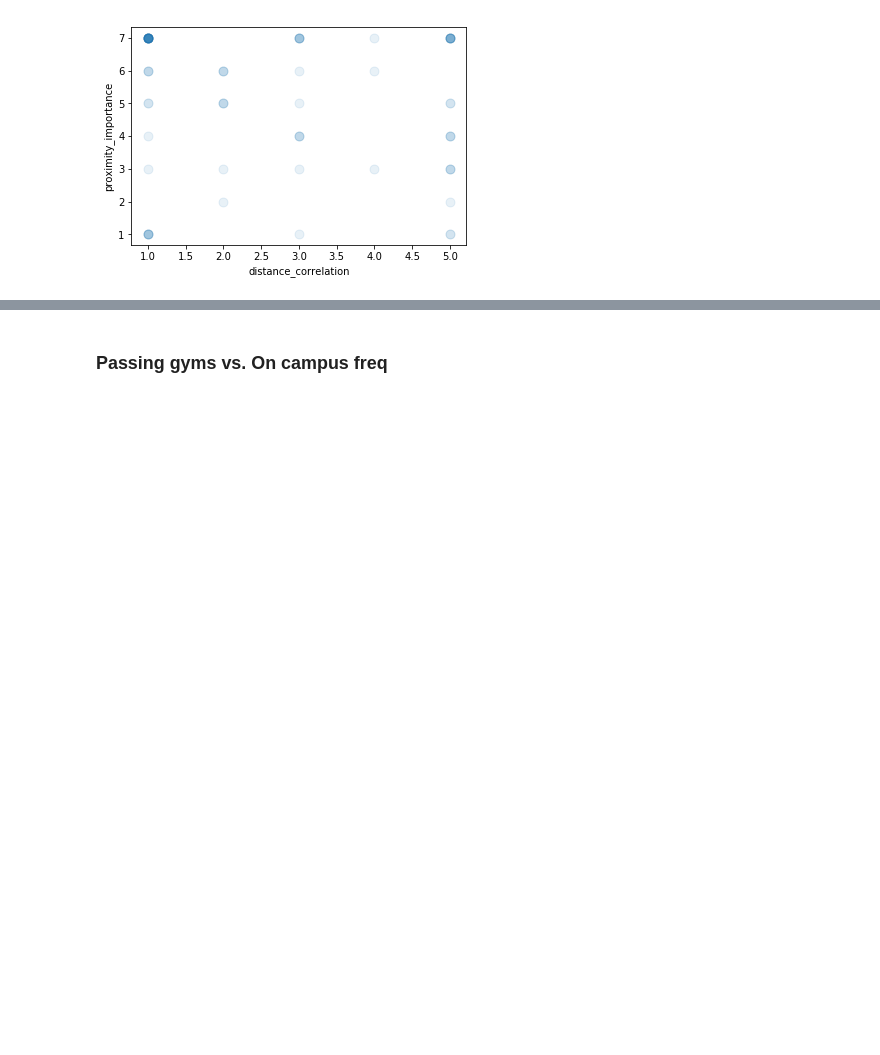
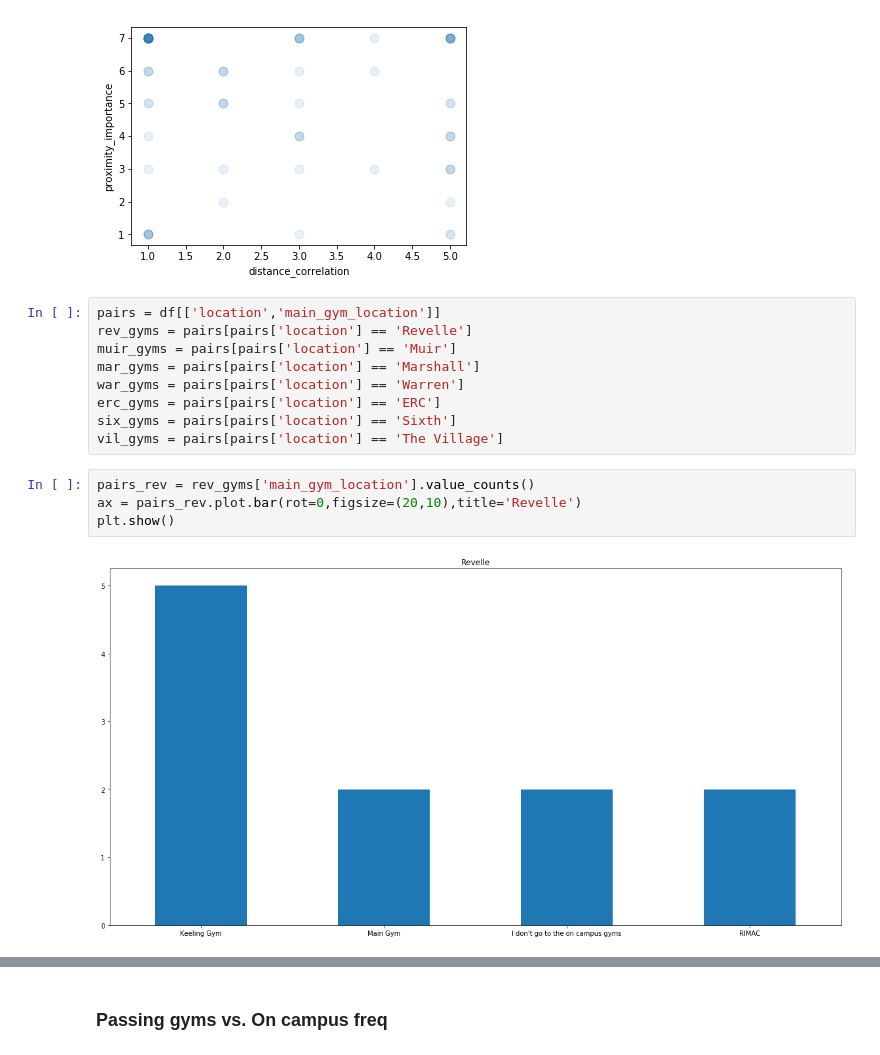
Before and after one commit to mirandago/cogs164_proximity, a Jupyter notebook: On campus visualizations.ipynb, the cells around one changed output, grey strips where cells are left out. Drawn from its saved outputs; the diff is of its cells as text; blank space fills up the shorter version.

Commit message:
Value counts

```diff
--- a/On campus visualizations.ipynb
+++ b/On campus visualizations.ipynb
@@ -355,3 +386,18 @@ plt.ylabel("proximity_importance")
 plt.show()
 # %% [output]
 [figure]
+# %%
+pairs = df[['location','main_gym_location']]
+rev_gyms = pairs[pairs['location'] == 'Revelle']
+muir_gyms = pairs[pairs['location'] == 'Muir']
+mar_gyms = pairs[pairs['location'] == 'Marshall']
+war_gyms = pairs[pairs['location'] == 'Warren']
+erc_gyms = pairs[pairs['location'] == 'ERC']
+six_gyms = pairs[pairs['location'] == 'Sixth']
+vil_gyms = pairs[pairs['location'] == 'The Village']
+# %%
+pairs_rev = rev_gyms['main_gym_location'].value_counts()
+ax = pairs_rev.plot.bar(rot=0,figsize=(20,10),title='Revelle')
+plt.show()
+# %% [output]
+[figure, added]
```
Also changed, not shown: parts of 12 cells of this notebook.
